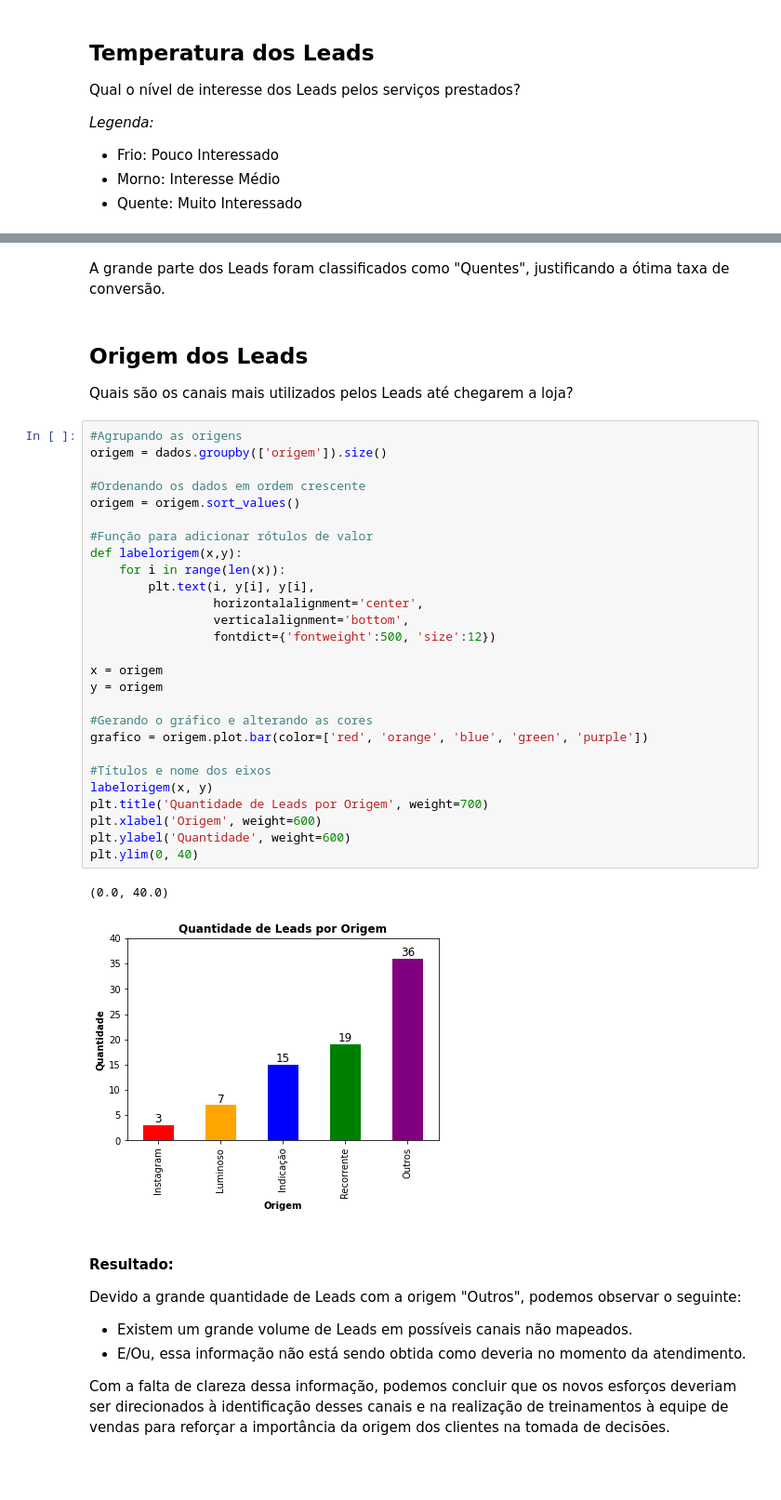
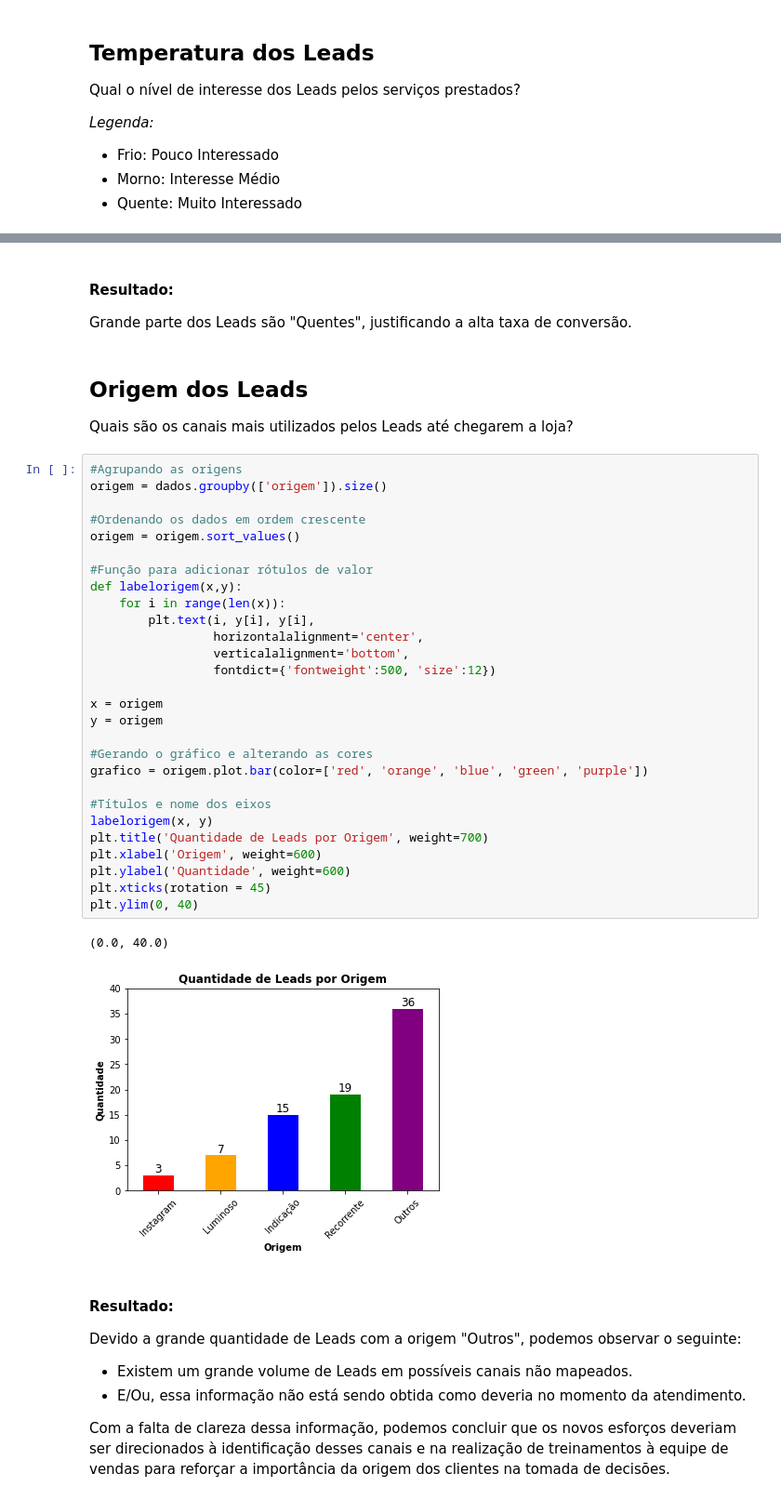
Before and after one commit to hgosouza1/Data-Science, a Jupyter notebook: Projeto Pessoal/Estética Automotiva/relatorio_geral_negocio.ipynb, the cells around one changed output, grey strips where cells are left out. Shown at 93% size. Cells and saved outputs as stored; diff of their text form; blank space fills up the shorter version.

```diff
--- a/Projeto Pessoal/Estética Automotiva/relatorio_geral_negocio.ipynb
+++ b/Projeto Pessoal/Estética Automotiva/relatorio_geral_negocio.ipynb
@@ -346,38 +376,41 @@ plt.ylim(0, 80)
 # %% [markdown]
-A grande parte dos Leads foram classificados como "Quentes", justificando a ótima taxa de conversão.
+#### Resultado:
+
+Grande parte dos Leads são "Quentes", justificando a alta taxa de conversão.
 # %% [markdown]
 ## Origem dos Leads
 Quais são os canais mais utilizados pelos Leads até chegarem a loja?
 # %%
 #Agrupando as origens
 origem = dados.groupby(['origem']).size()
 
 #Ordenando os dados em ordem crescente
 origem = origem.sort_values()
 
 #Função para adicionar rótulos de valor
 def labelorigem(x,y):
     for i in range(len(x)):
         plt.text(i, y[i], y[i],
                  horizontalalignment='center',
                  verticalalignment='bottom',
                  fontdict={'fontweight':500, 'size':12})
 
 x = origem
 y = origem
 
 #Gerando o gráfico e alterando as cores
 grafico = origem.plot.bar(color=['red', 'orange', 'blue', 'green', 'purple'])
 
 #Títulos e nome dos eixos
 labelorigem(x, y)
 plt.title('Quantidade de Leads por Origem', weight=700)
 plt.xlabel('Origem', weight=600)
 plt.ylabel('Quantidade', weight=600)
+plt.xticks(rotation = 45)
 plt.ylim(0, 40)
 # %% [output]
 (0.0, 40.0)
-[figure, old version]
+[figure, new version]
 # %% [markdown]
 #### Resultado:
 
```
Also changed, not shown: parts of 22 cells of this notebook.
